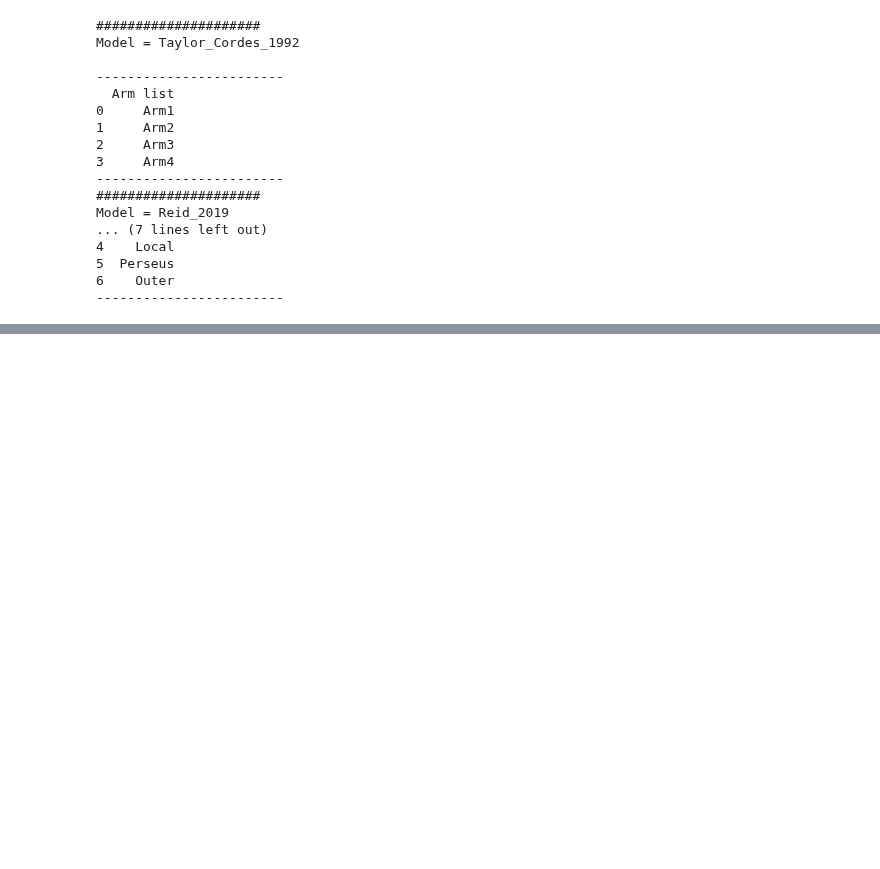
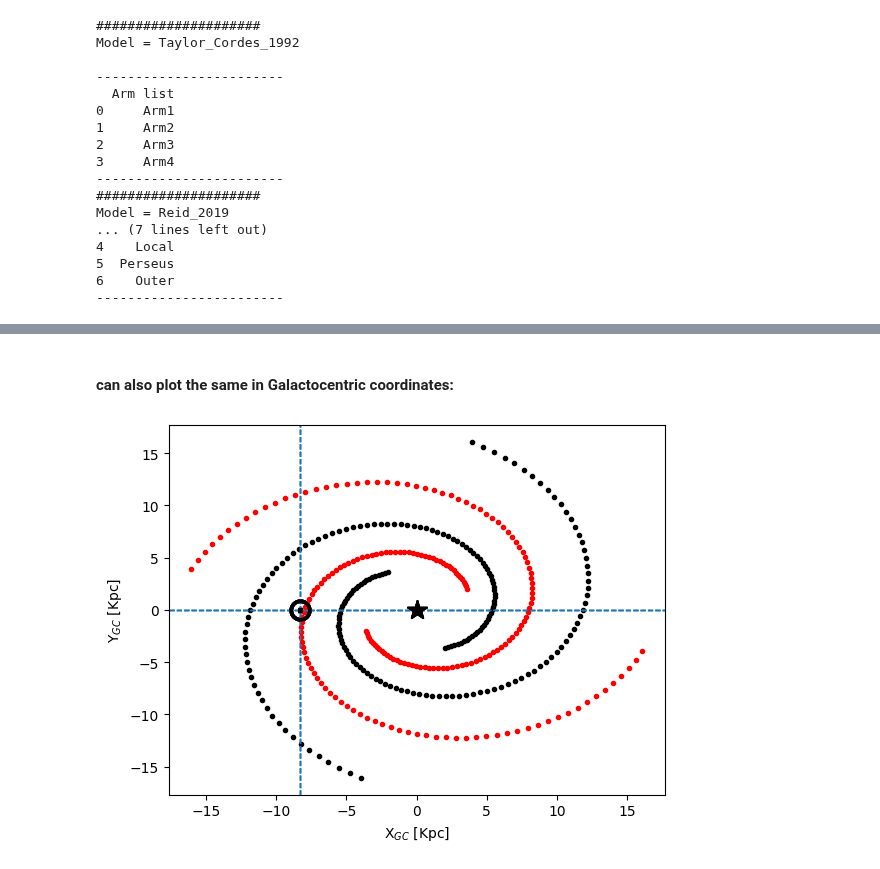
Before and after one commit to Abhaypru/SpiralMap, a Jupyter notebook: demo.ipynb, the cells around one changed output, grey strips where cells are left out. Cells and saved outputs as stored; diff of their text form; code cells hidden in the pictures; blank space fills up the shorter version.

```diff
--- a/demo.ipynb
+++ b/demo.ipynb
@@ -66,0 +140,7 @@ Model = Reid_2019
+# %% [markdown]
+#### can also plot the same in Galactocentric coordinates:
+# %%
+plotattrs = {'plot':True,'coordsys':'GC','markersize':15}
+spirals.readout(plotattrs,model=use_model,arm='all')
+# %% [output]
+[figure, added]
```
Also changed, not shown: parts of 16 cells of this notebook, 1 other file.
